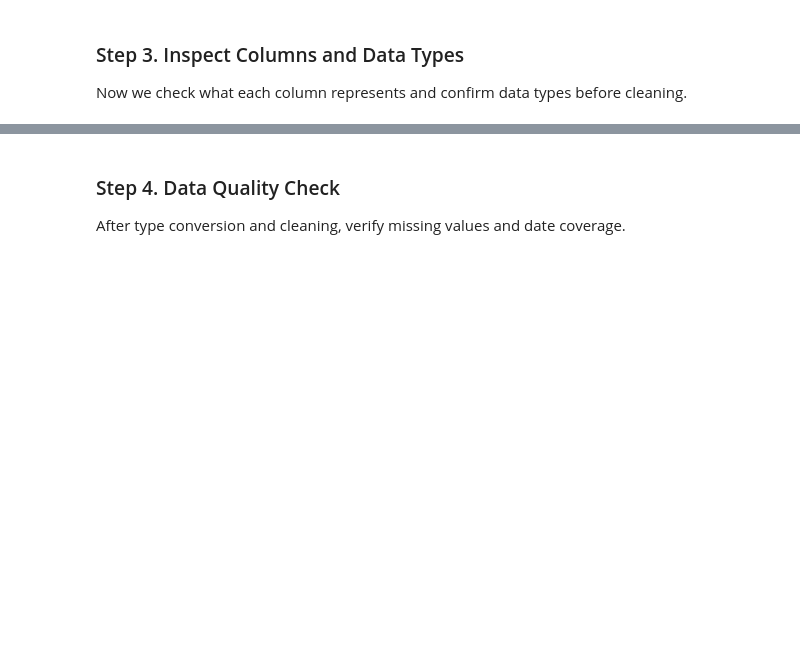
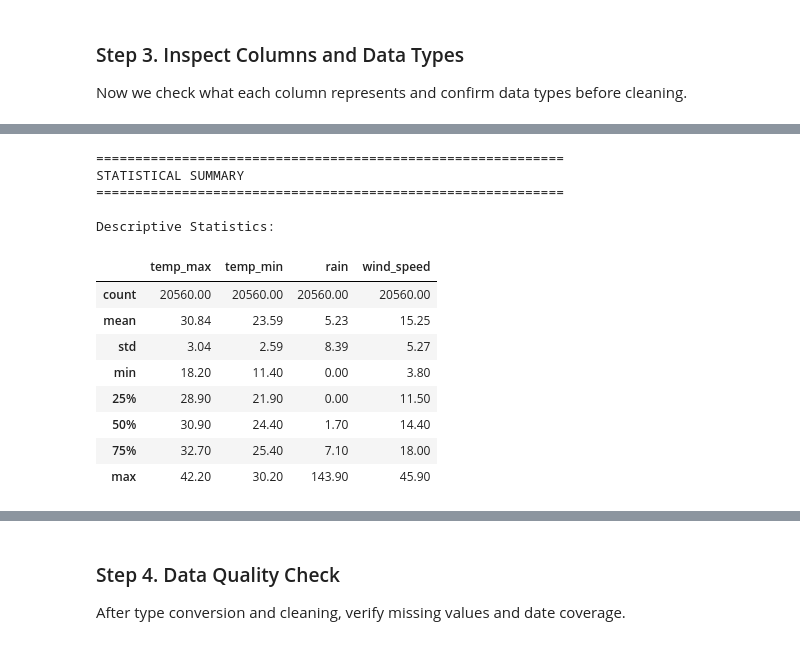
Before and after one commit to obviouslynotdim/WeatherForecast-AnalysisDS, a Jupyter notebook: notebooks/weather_forecast_analysis.ipynb, the cells around one changed output, grey strips where cells are left out. Saved outputs shown, nothing was run; the diff lists cells and outputs as text; code cells hidden in the pictures; blank space fills up the shorter version.

```diff
--- a/notebooks/weather_forecast_analysis.ipynb
+++ b/notebooks/weather_forecast_analysis.ipynb
@@ -172,0 +245,22 @@ Shape after preparation: (20540, 11)
+# %%
+# Statistical summary of numeric columns
+print("=" * 60)
+print("STATISTICAL SUMMARY")
+print("=" * 60)
+print(f"\nDescriptive Statistics:\n")
+display(df[["temp_max", "temp_min", "rain", "wind_speed"]].describe().round(2))
+# %% [output]
+============================================================
+STATISTICAL SUMMARY
+============================================================
+
+Descriptive Statistics:
+|  | temp_max | temp_min | rain | wind_speed |
+| count | 20560.00 | 20560.00 | 20560.00 | 20560.00 |
+| mean | 30.84 | 23.59 | 5.23 | 15.25 |
+| std | 3.04 | 2.59 | 8.39 | 5.27 |
+| min | 18.20 | 11.40 | 0.00 | 3.80 |
+| 25% | 28.90 | 21.90 | 0.00 | 11.50 |
+| 50% | 30.90 | 24.40 | 1.70 | 14.40 |
+| 75% | 32.70 | 25.40 | 7.10 | 18.00 |
+| max | 42.20 | 30.20 | 143.90 | 45.90 |
```
Also changed, not shown: parts of 8 cells of this notebook, 22 other files.
